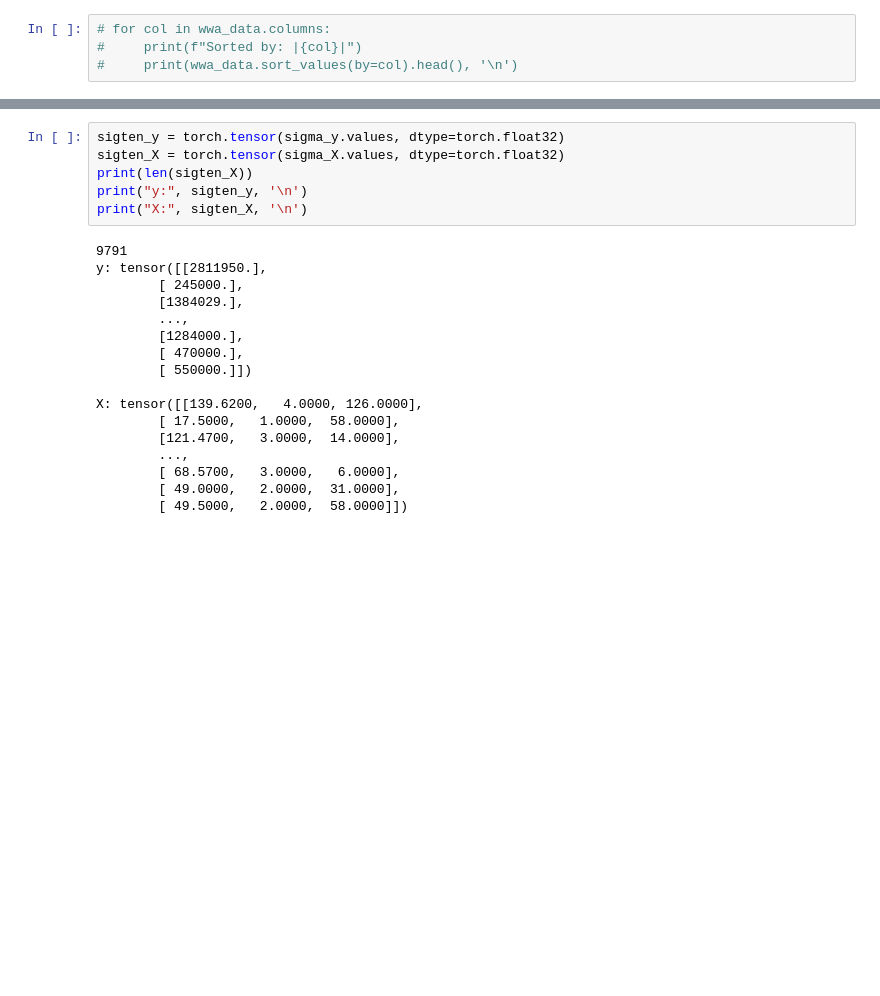
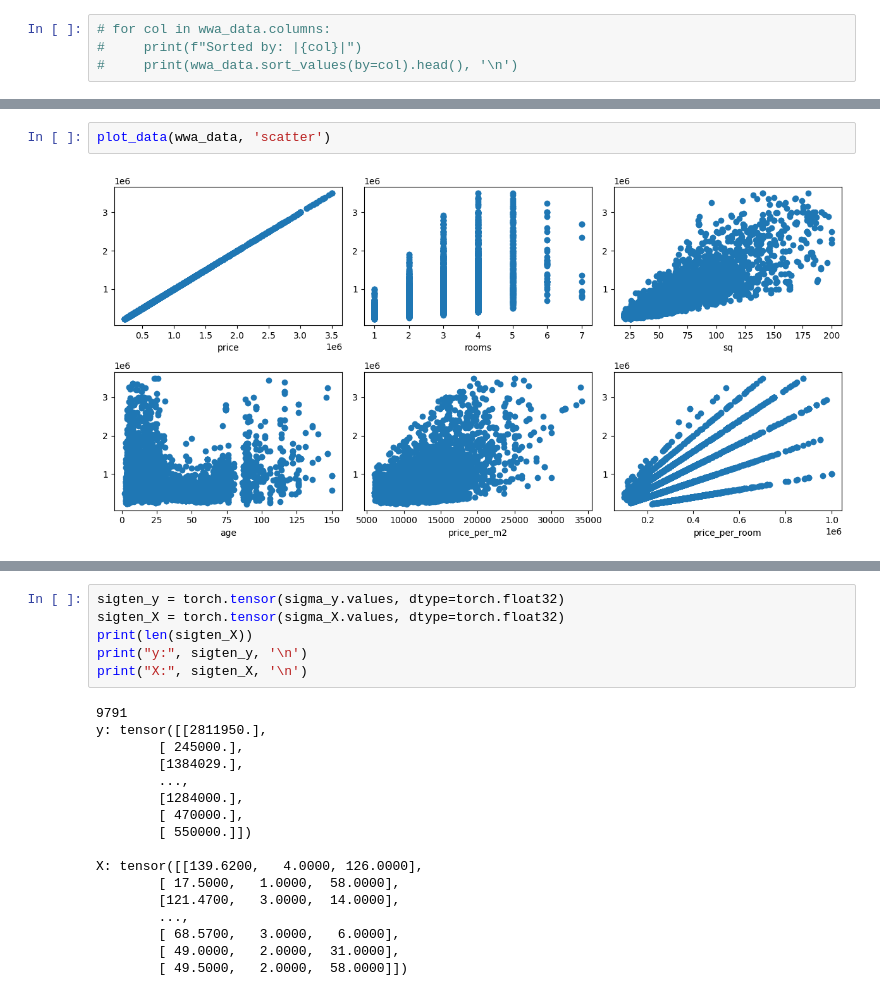
Before and after one commit to M4rselo/Warsaw-Housing-Model, a Jupyter notebook: pl_linear_regression.ipynb, the cells around one changed output, grey strips where cells are left out. Drawn from its saved outputs; the diff is of its cells as text; blank space fills up the shorter version.

```diff
--- a/pl_linear_regression.ipynb
+++ b/pl_linear_regression.ipynb
@@ -127,0 +137,4 @@ Shape: (9791, 5)
+# %%
+plot_data(wwa_data, 'scatter')
+# %% [output]
+[figure, added]
```
Also changed, not shown: parts of 25 cells of this notebook.
